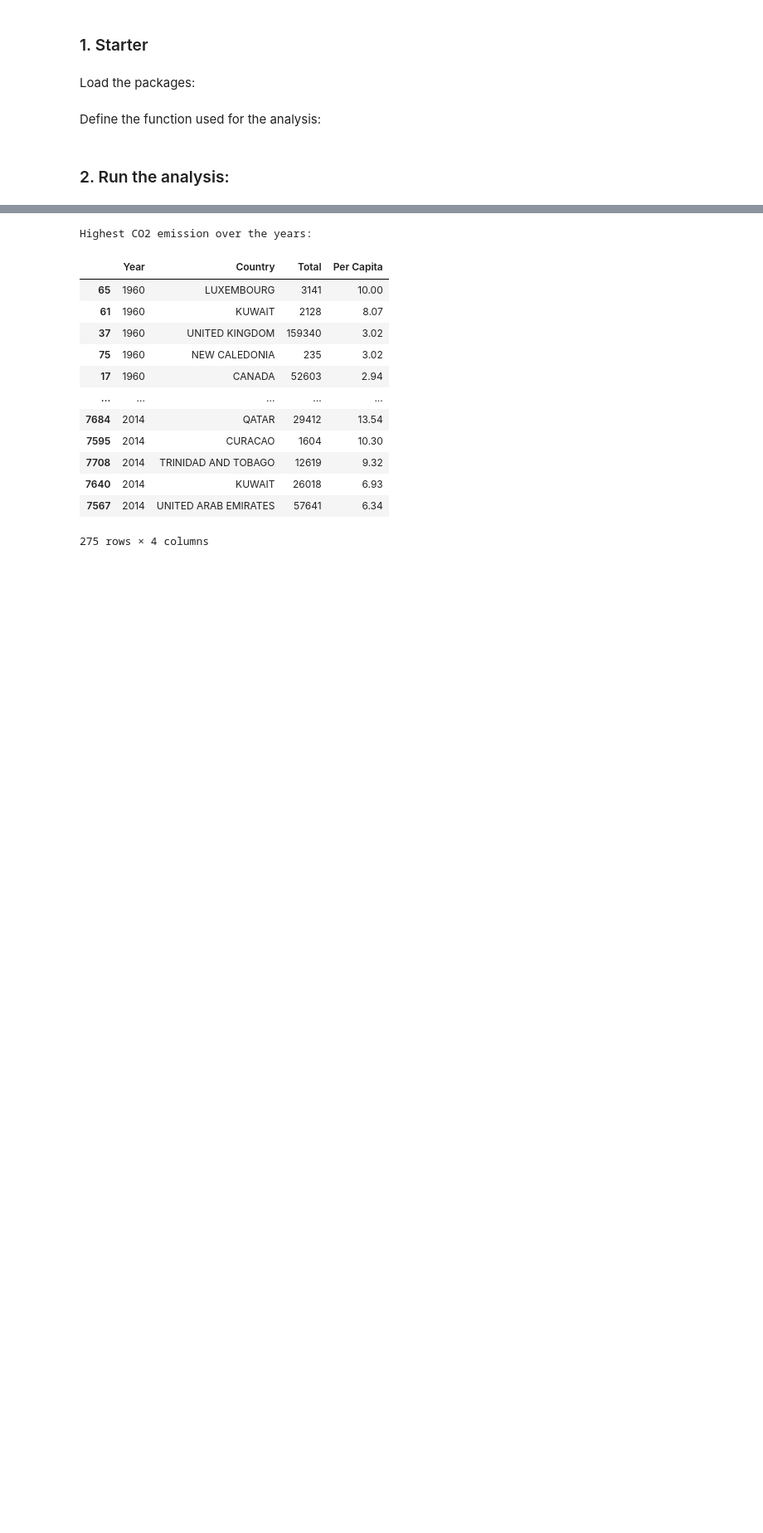
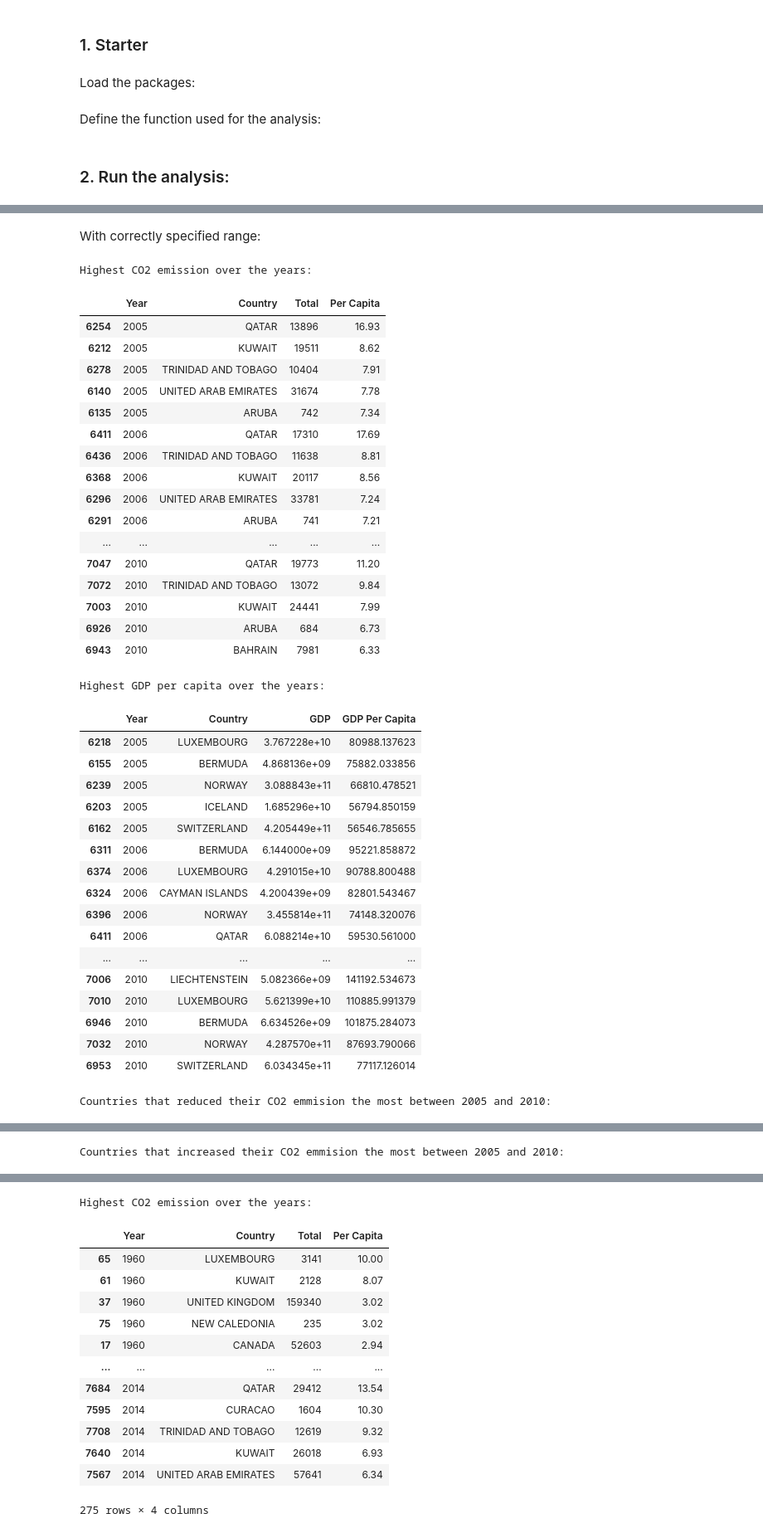
Before and after one commit to e-dobrowolska/NYPD-Homeworks, a Jupyter notebook: Projekt/run_analysis.ipynb, the cells around one changed output, grey strips where cells are left out. Shown at 83% size. Saved outputs shown, nothing was run; the diff lists cells and outputs as text; code cells hidden in the pictures; blank space fills up the shorter version.

```diff
--- a/Projekt/run_analysis.ipynb
+++ b/Projekt/run_analysis.ipynb
@@ -12,7 +12,7 @@ import pandas as pd
 # %% [markdown]
 Define the function used for the analysis:
 # %%
-def run_analysis(api_gdp_path, api_pop_path, co2_path, start_year, end_year, up_to_year, number_of_years=10):
+def run_analysis(api_gdp_path, api_pop_path, co2_path, start_year=None, end_year=None, up_to_year=None, number_of_years=10):
     api_gdp = pd.read_csv(api_gdp_path, sep="^", header=None, skiprows=4)  # read as one column
     api_pop = pd.read_csv(api_pop_path, sep="^", header=None, skiprows=4)  # read as one column
     co2 = pd.read_csv(co2_path)
@@ -32,10 +32,12 @@ def run_analysis(api_gdp_path, api_pop_path, co2_path, start_year, end_year, up_
 
     reduction = ca.co2_reduction_ranking(data_merged, up_to_year, number_of_years)
 
-    print(f"Countries that reduced their CO2 emmision the most between {up_to_year-number_of_years} and {up_to_year}:")
+    time_range_up = max(data_merged['Year']) if up_to_year is None else up_to_year  # for correct display
+
+    print(f"Countries that reduced their CO2 emmision the most between {time_range_up-number_of_years} and {time_range_up}:")
     display(reduction[0])
 
-    print(f"Countries that increased their CO2 emmision the most between {up_to_year-number_of_years} and {up_to_year}:")
+    print(f"Countries that increased their CO2 emmision the most between {time_range_up-number_of_years} and {time_range_up}:")
     display(reduction[1])
     return
 # %% [markdown]
@@ -44,0 +96,45 @@ def run_analysis(api_gdp_path, api_pop_path, co2_path, start_year, end_year, up_
+# %% [markdown]
+With correctly specified range:
+# %%
+run_analysis("C:/Users/ewado/OneDrive/Dokumenty/Studia/NPD/API_NY.GDP.MKTP.CD_DS2_en_csv_v2_4751562.csv",
+             "C:/Users/ewado/OneDrive/Dokumenty/Studia/NPD/API_SP.POP.TOTL_DS2_en_csv_v2_4751604.csv",
+             "C:/Users/ewado/OneDrive/Dokumenty/Studia/NPD/data/fossil-fuel-co2-emissions-by-nation_csv.csv",
+             2005, 2010, 2010, 5)
+# %% [output]
+Highest CO2 emission over the years:
+|  | Year | Country | Total | Per Capita |
+| 6254 | 2005 | QATAR | 13896 | 16.93 |
+| 6212 | 2005 | KUWAIT | 19511 | 8.62 |
+| 6278 | 2005 | TRINIDAD AND TOBAGO | 10404 | 7.91 |
+| 6140 | 2005 | UNITED ARAB EMIRATES | 31674 | 7.78 |
+| 6135 | 2005 | ARUBA | 742 | 7.34 |
+| 6411 | 2006 | QATAR | 17310 | 17.69 |
+| 6436 | 2006 | TRINIDAD AND TOBAGO | 11638 | 8.81 |
+| 6368 | 2006 | KUWAIT | 20117 | 8.56 |
+| 6296 | 2006 | UNITED ARAB EMIRATES | 33781 | 7.24 |
+| 6291 | 2006 | ARUBA | 741 | 7.21 |
+| ... | ... | ... | ... | ... |
+| 7047 | 2010 | QATAR | 19773 | 11.20 |
+| 7072 | 2010 | TRINIDAD AND TOBAGO | 13072 | 9.84 |
+| 7003 | 2010 | KUWAIT | 24441 | 7.99 |
+| 6926 | 2010 | ARUBA | 684 | 6.73 |
+| 6943 | 2010 | BAHRAIN | 7981 | 6.33 |
+Highest GDP per capita over the years:
+|  | Year | Country | GDP | GDP Per Capita |
+| 6218 | 2005 | LUXEMBOURG | 3.767228e+10 | 80988.137623 |
+| 6155 | 2005 | BERMUDA | 4.868136e+09 | 75882.033856 |
+| 6239 | 2005 | NORWAY | 3.088843e+11 | 66810.478521 |
+| 6203 | 2005 | ICELAND | 1.685296e+10 | 56794.850159 |
+| 6162 | 2005 | SWITZERLAND | 4.205449e+11 | 56546.785655 |
+| 6311 | 2006 | BERMUDA | 6.144000e+09 | 95221.858872 |
+| 6374 | 2006 | LUXEMBOURG | 4.291015e+10 | 90788.800488 |
+| 6324 | 2006 | CAYMAN ISLANDS | 4.200439e+09 | 82801.543467 |
+| 6396 | 2006 | NORWAY | 3.455814e+11 | 74148.320076 |
+| 6411 | 2006 | QATAR | 6.088214e+10 | 59530.561000 |
+| ... | ... | ... | ... | ... |
+| 7006 | 2010 | LIECHTENSTEIN | 5.082366e+09 | 141192.534673 |
+| 7010 | 2010 | LUXEMBOURG | 5.621399e+10 | 110885.991379 |
+| 6946 | 2010 | BERMUDA | 6.634526e+09 | 101875.284073 |
+| 7032 | 2010 | NORWAY | 4.287570e+11 | 87693.790066 |
+| 6953 | 2010 | SWITZERLAND | 6.034345e+11 | 77117.126014 |
+Countries that reduced their CO2 emmision the most between 2005 and 2010:
@@ -44,0 +148 @@ def run_analysis(api_gdp_path, api_pop_path, co2_path, start_year, end_year, up_
+Countries that increased their CO2 emmision the most between 2005 and 2010:
```
Also changed, not shown: parts of 5 cells of this notebook, 3 other files.
